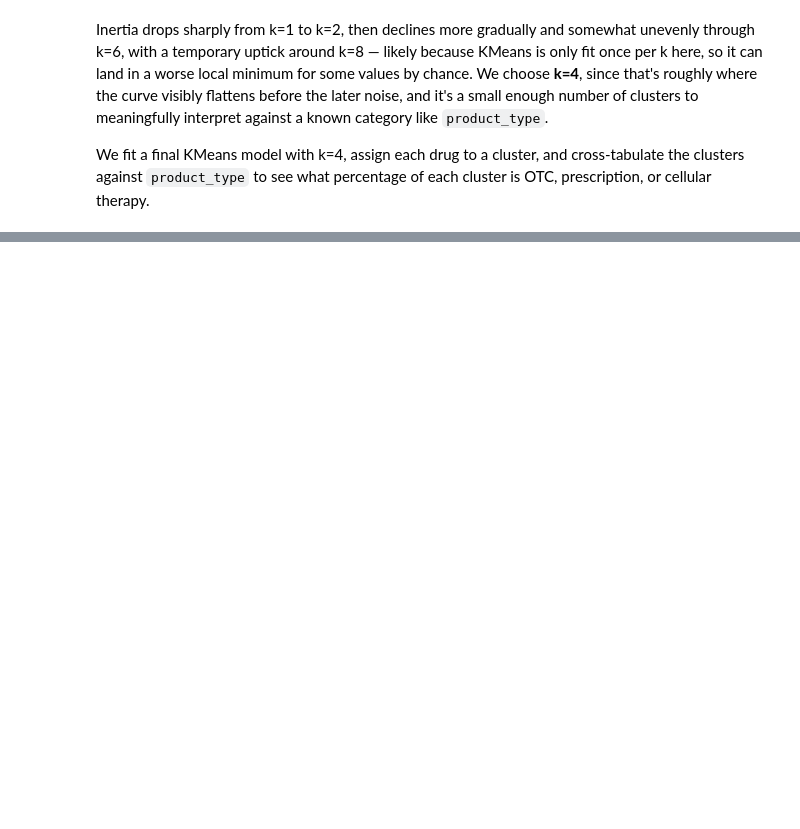
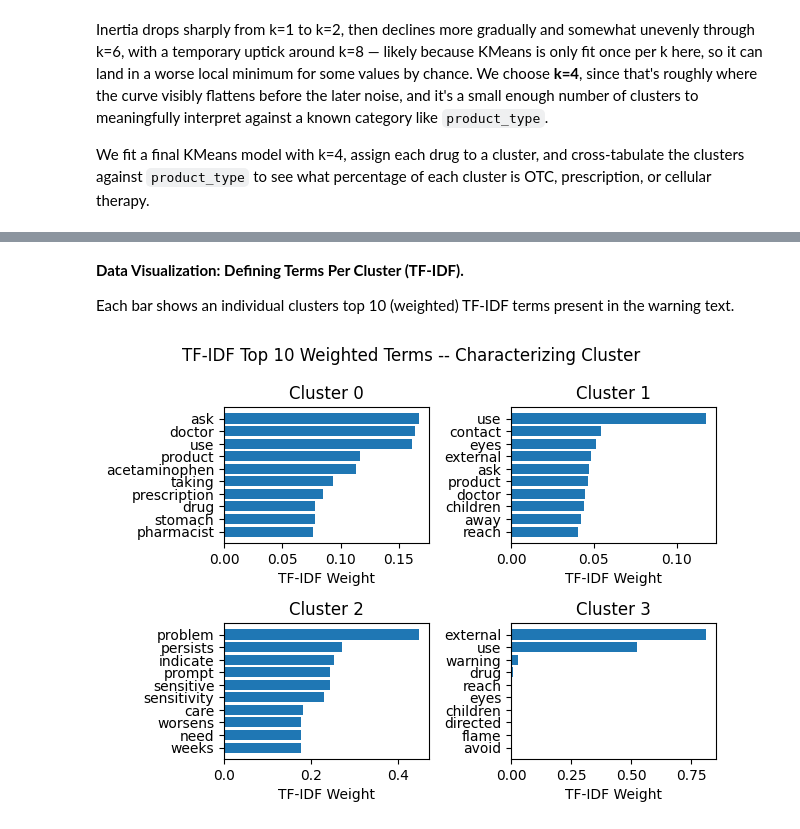
Before and after one commit to RSTEIN2525/cmsc-320-group-project, a Jupyter notebook: notebook.ipynb, the cells around one changed output, grey strips where cells are left out. Cells and saved outputs as stored; diff of their text form; code cells hidden in the pictures; blank space fills up the shorter version.

```diff
--- a/notebook.ipynb
+++ b/notebook.ipynb
@@ -679,0 +1084,28 @@ pd.crosstab(drug_df["cluster"], drug_df["product_type"], normalize = "index") *
+# %% [markdown]
+**Data Visualization: Defining Terms Per Cluster (TF-IDF).**
+
+Each bar shows an individual clusters top 10 (weighted) TF-IDF terms present in the warning text.
+# %%
+terms = vectorizer.get_feature_names_out() # COLUMN -> o.g. Word
+centroids = kmeans.cluster_centers_ # grab clusters, centriods
+
+fig, axes = plt.subplots(2, 2) # 2x2 grid, each cluster gets a window
+
+for i, ax in enumerate(axes.flat):
+
+    # get top 10 biggest terms
+    t_10_idx = centroids[i].argsort()[-10::][::-1]
+    t_10_terms = terms[t_10_idx] # get actual terms/words
+    t_10_weights = centroids[i][t_10_idx] # and centroid weights
+
+    # Plottings
+    ax.barh(t_10_terms, t_10_weights) #hori-bars
+    ax.invert_yaxis() # bigest @top
+    ax.set_title(f"Cluster {i}")
+    ax.set_xlabel("TF-IDF Weight")
+
+fig.suptitle("TF-IDF Top 10 Weighted Terms -- Characterizing Cluster")
+plt.tight_layout() # was overlapping
+plt.show()
+# %% [output]
+[figure, added]
```
Also changed, not shown: parts of 55 cells of this notebook.
